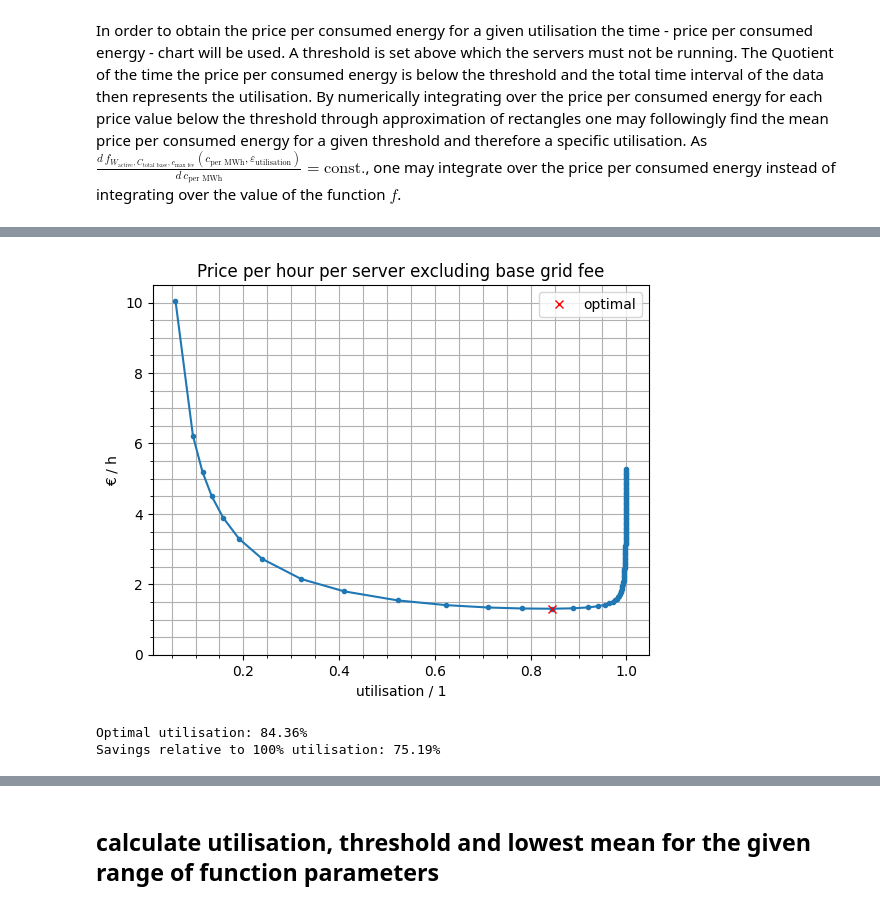
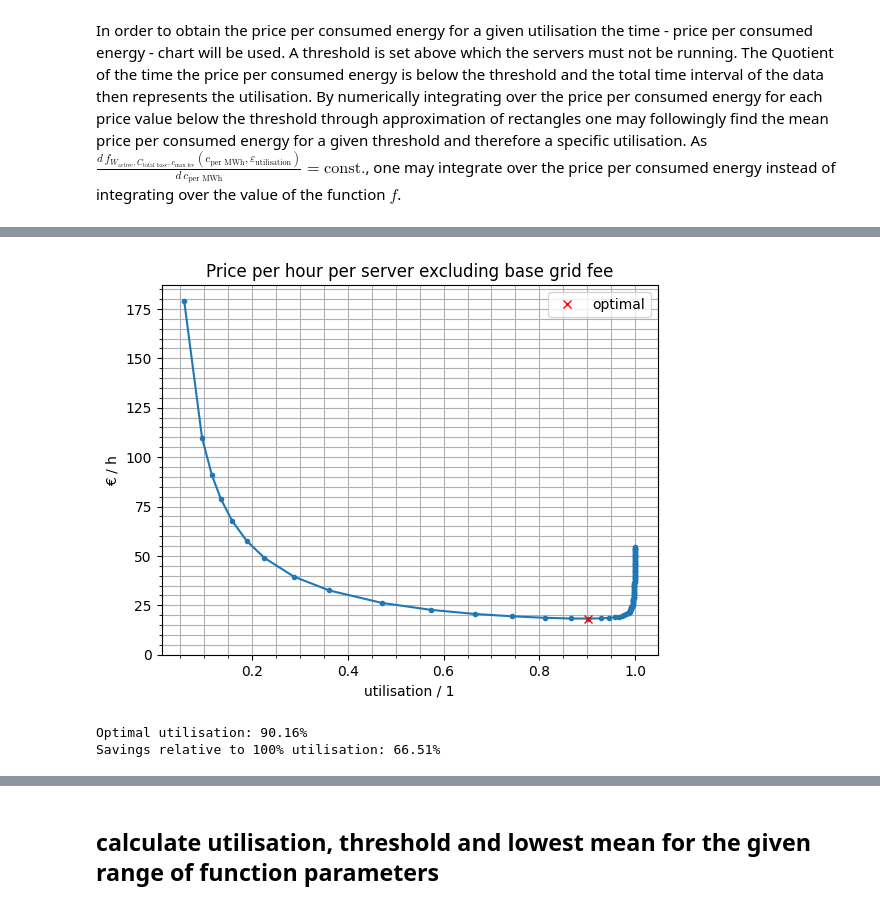
Before and after one commit to unibonn/re-study, a Jupyter notebook: utilisation.ipynb, the cells around one changed output, grey strips where cells are left out. Drawn from its saved outputs; the diff is of its cells as text; code cells hidden in the pictures.

```diff
--- a/utilisation.ipynb
+++ b/utilisation.ipynb
@@ -111,21 +116,21 @@ for n, probe in enumerate(probe_price):
 # %%
-oc = opt_cost(utilisation, probe_price, 5e-3, 0.5, 16.7)
+oc = 4288  * opt_cost(utilisation, probe_price, 1.1e-5, 0.00134, 100)
 plt.plot(utilisation, oc, ".-")
 plt.plot(utilisation[np.argmin(oc)], np.min(oc), "rx", label="optimal")
 plt.title("Price per hour per server excluding base grid fee")
 plt.xlabel("utilisation / 1")
 plt.ylabel("€ / h")
 plt.ylim(0)
 plt.grid(visible=True, which='both', axis='both')
 plt.minorticks_on()
 plt.legend()
 plt.show()
 
 print(f"Optimal utilisation: {utilisation[np.argmin(oc)]:.2%}\nSavings relative to 100% utilisation: {(1 - np.min(oc) / oc[-1]):.2%}")
 # %% [output]
-[figure, old version]
+[figure, new version]
-Optimal utilisation: 84.36%
-Savings relative to 100% utilisation: 75.19%
+Optimal utilisation: 90.16%
+Savings relative to 100% utilisation: 66.51%
 # %%
 plt.plot(dates, price_data, label="price")
 plt.title("Price data with threshold")
```
Also changed, not shown: parts of 4 cells of this notebook.
